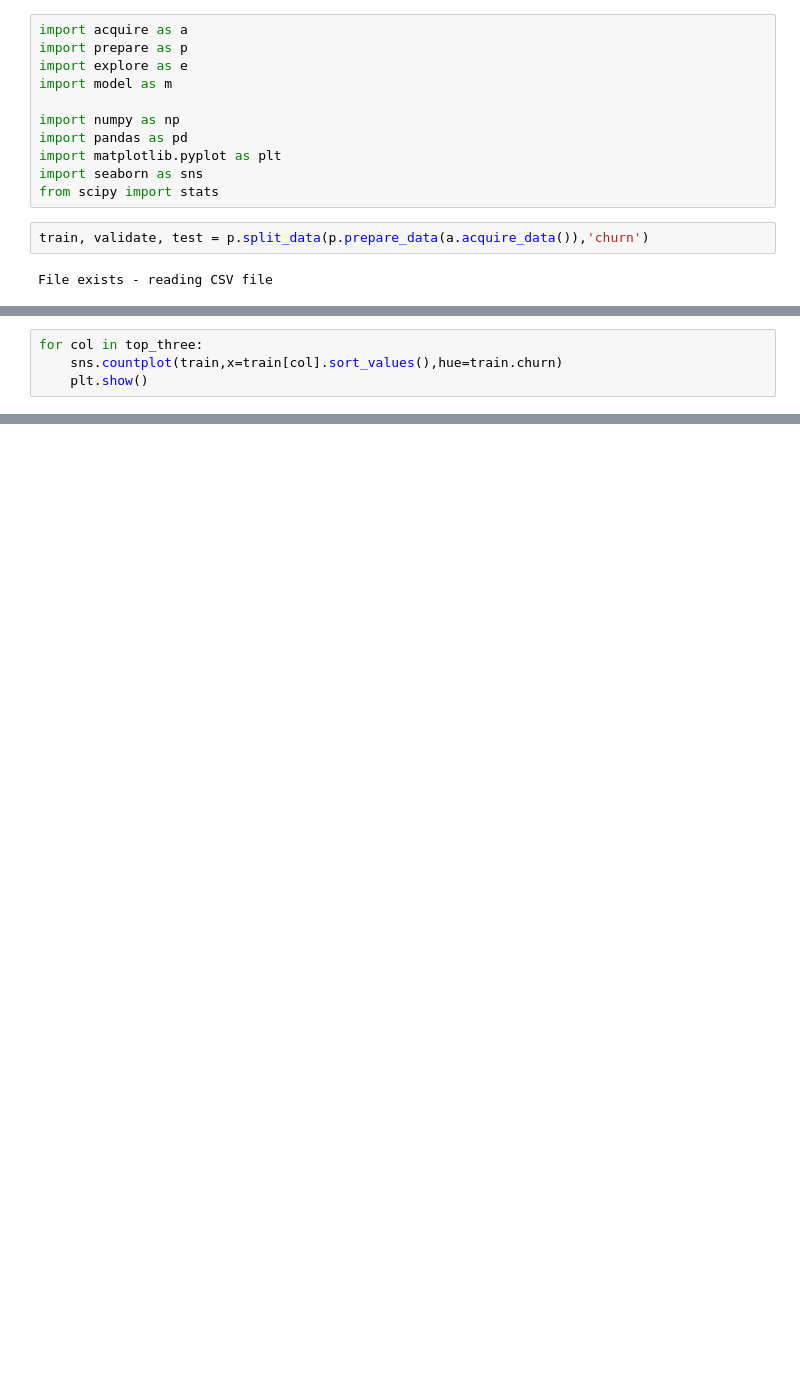
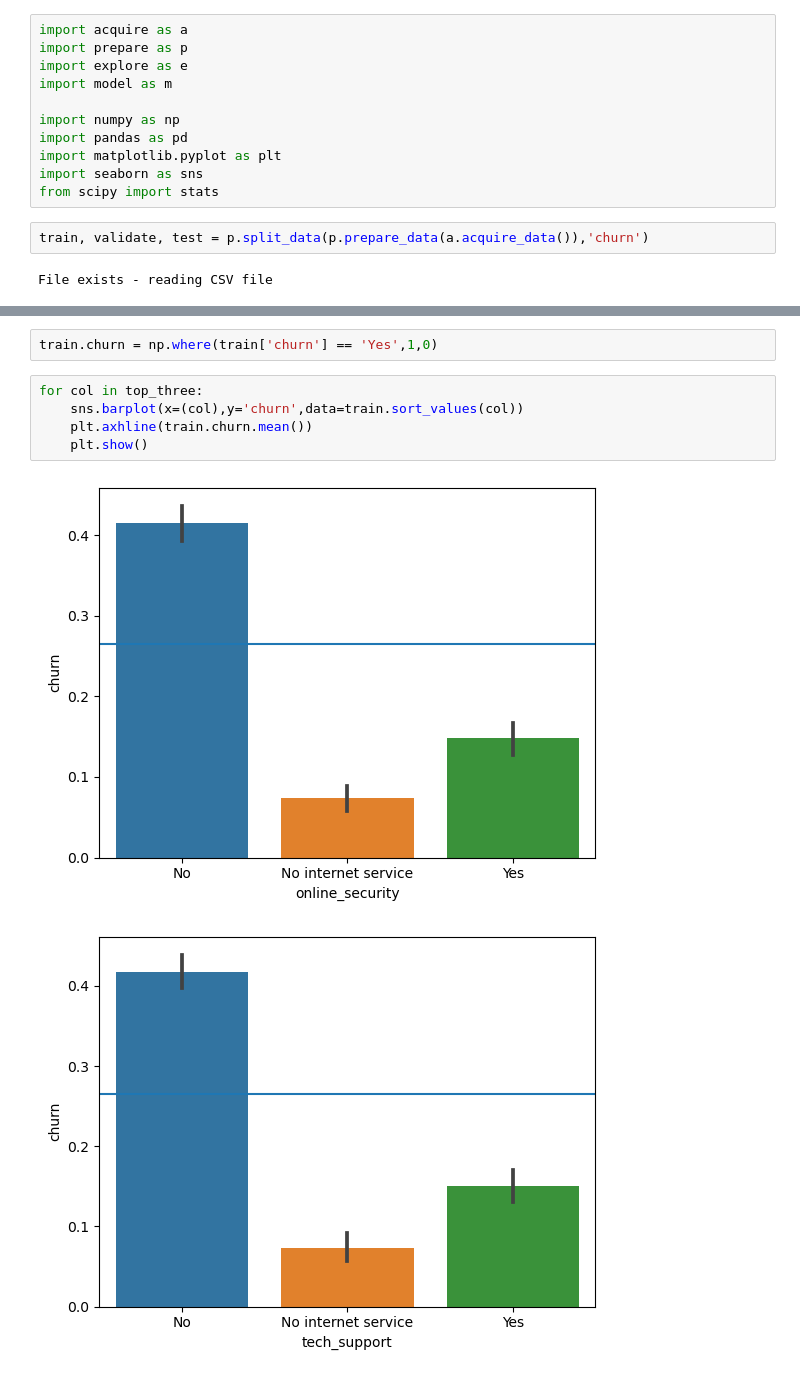
Before and after one commit to rabeka-branham/classification_project, a Jupyter notebook: scratch_pad.ipynb, the cells around one changed output, grey strips where cells are left out. Saved outputs shown, nothing was run; the diff lists cells and outputs as text; blank space fills up the shorter version.

```diff
--- a/scratch_pad.ipynb
+++ b/scratch_pad.ipynb
@@ -18,4 +30,0 @@ top_three = e.top_three_rel_columns(train, 'churn')
-# %%
-for col in top_three:
-    sns.countplot(train,x=train[col].sort_values(),hue=train.churn)
-    plt.show()
@@ -25,0 +31,10 @@ for col in top_three:
+# %%
+train.churn = np.where(train['churn'] == 'Yes',1,0)
+# %%
+for col in top_three:
+    sns.barplot(x=(col),y='churn',data=train.sort_values(col))
+    plt.axhline(train.churn.mean())
+    plt.show()
+# %% [output]
+[figure, added]
+[figure, added]
```
Also changed, not shown: parts of 5 cells of this notebook.
